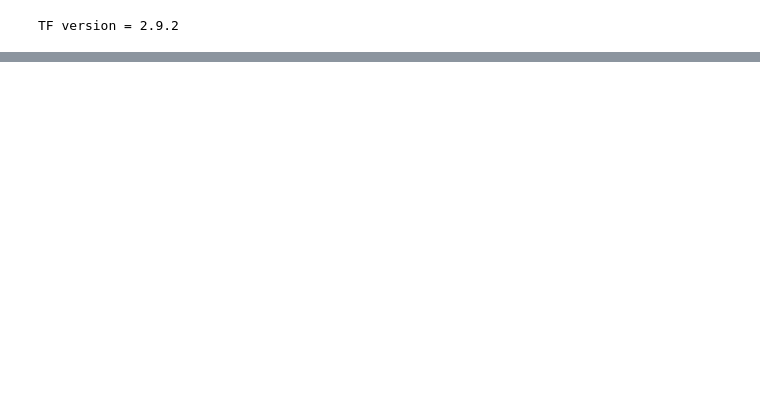
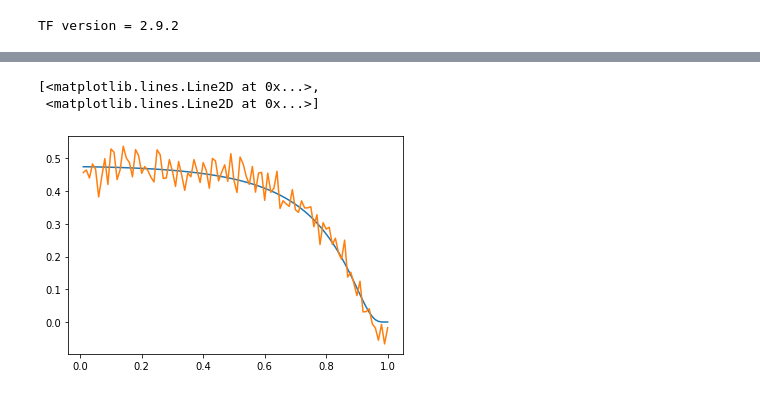
Before and after one commit to moo-337/moo, a Jupyter notebook: docs/get_started_els.ipynb, the cells around one changed output, grey strips where cells are left out. Saved outputs shown, nothing was run; the diff lists cells and outputs as text; code cells hidden in the pictures; blank space fills up the shorter version.

```diff
--- a/docs/get_started_els.ipynb
+++ b/docs/get_started_els.ipynb
@@ -326,0 +310,8 @@ print(np.max(model_hedge), np.min(model_hedge))
+# %%
+idx = int(Ktest/2)
+BSdelta = BS_delta(s[idx], T - np.array(grid[:-1]))
+plt.plot(grid[1:], BSdelta, grid[1:], y[idx, 1:-1])
+# %% [output]
+[<matplotlib.lines.Line2D at 0x...>,
+ <matplotlib.lines.Line2D at 0x...>]
+[figure, added]
```
Also changed, not shown: parts of 16 cells of this notebook.
